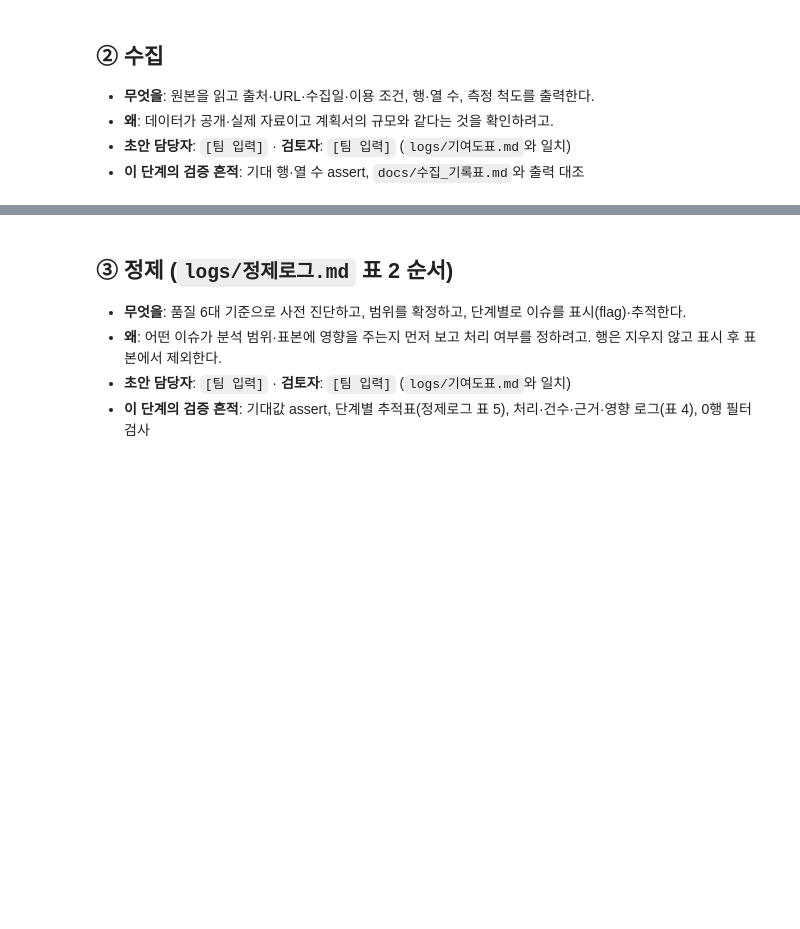
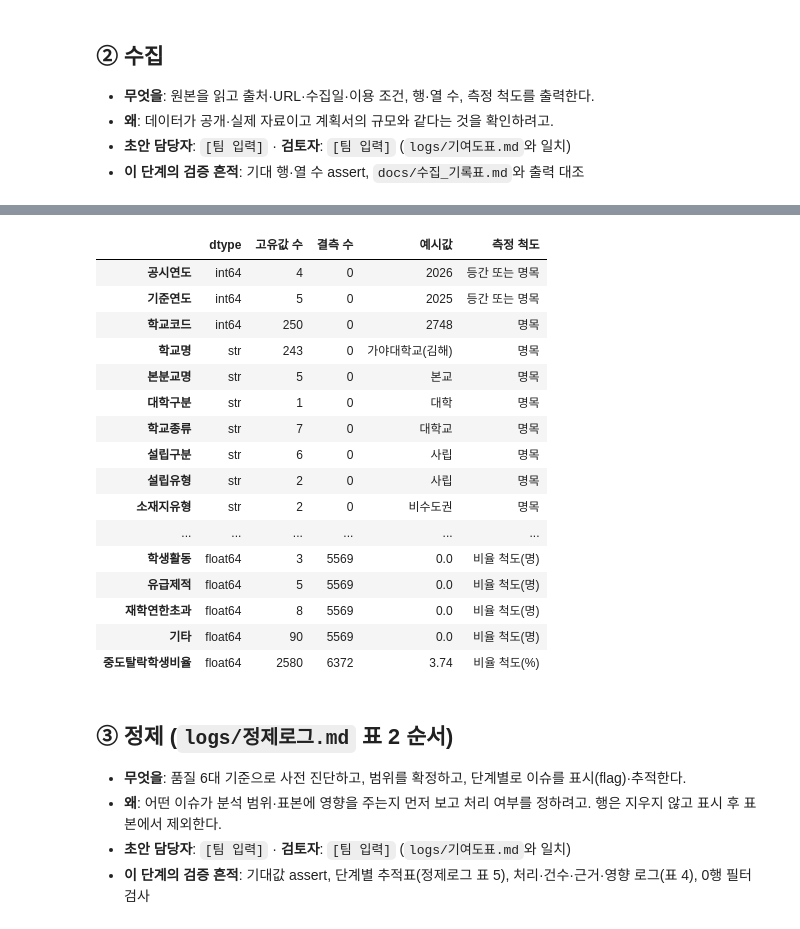
Before and after one commit to 202103116-stack/university-dropout-risk-analysis, a Jupyter notebook: notebook/팀프로젝트2_14조.ipynb, the cells around one changed output, grey strips where cells are left out. Drawn from its saved outputs; the diff is of its cells as text; code cells hidden in the pictures; blank space fills up the shorter version.

```diff
--- a/notebook/팀프로젝트2_14조.ipynb
+++ b/notebook/팀프로젝트2_14조.ipynb
@@ -57,6 +106,7 @@
 # %%
 # s2-02 원본 읽기
-# [출처 규칙] 이 셀의 수치를 보고서·발표에 옮길 때 '(출처: 노트북 §② 셀 s2-02)'를 붙인다.
-# 내용: df_raw = read_csv(encoding='utf-8-sig'). 원본 df는 이후 수정하지 않음
-# 기대값(assert, 계획서 기준값 — 재실행으로 확정): shape == (56340, 32)
-# TODO
+# [출처 규칙] '(출처: 노트북 §② 셀 s2-02)'
+# 원본 df_raw는 이후 수정하지 않는다. 정제는 사본 df에서 한다.
+df_raw = pd.read_csv(CSV_PATH, encoding='utf-8-sig')
+print('행 × 열 =', df_raw.shape)
+assert df_raw.shape == (56340, 32), '계획서 기준값(56,340×32)과 다름 → 원자료 버전을 확인'
@@ -69,8 +137,36 @@
 # %%
 # s2-04 컬럼 개요와 측정 척도
-# [출처 규칙] 이 셀의 수치를 보고서·발표에 옮길 때 '(출처: 노트북 §② 셀 s2-04)'를 붙인다.
-# 내용: 컬럼별 dtype, 고유값 수, 예시값, 측정 척도(명목/등간/비율) 표
-# TODO
+# [출처 규칙] '(출처: 노트북 §② 셀 s2-04)'
+SCALE = {'공시연도': '등간 또는 명목', '기준연도': '등간 또는 명목', '재적학생': '비율 척도(명)', '계': '비율 척도(명)',
+         '중도탈락학생비율': '비율 척도(%)'}
+REASONS = ['미등록', '미복학', '자퇴', '학사경고', '학생활동', '유급제적', '재학연한초과', '기타']
+SCALE.update({c: '비율 척도(명)' for c in REASONS})
+overview = pd.DataFrame({
+    'dtype': df_raw.dtypes.astype(str),
+    '고유값 수': df_raw.nunique(),
+    '결측 수': df_raw.isna().sum(),
+    '예시값': [df_raw[c].dropna().iloc[0] for c in df_raw.columns],
+    '측정 척도': [SCALE.get(c, '명목') for c in df_raw.columns],
+})
+overview
+# %% [output]
+|  | dtype | 고유값 수 | 결측 수 | 예시값 | 측정 척도 |
+| 공시연도 | int64 | 4 | 0 | 2026 | 등간 또는 명목 |
+| 기준연도 | int64 | 5 | 0 | 2025 | 등간 또는 명목 |
+| 학교코드 | int64 | 250 | 0 | 2748 | 명목 |
+| 학교명 | str | 243 | 0 | 가야대학교(김해) | 명목 |
+| 본분교명 | str | 5 | 0 | 본교 | 명목 |
+| 대학구분 | str | 1 | 0 | 대학 | 명목 |
+| 학교종류 | str | 7 | 0 | 대학교 | 명목 |
+| 설립구분 | str | 6 | 0 | 사립 | 명목 |
+| 설립유형 | str | 2 | 0 | 사립 | 명목 |
+| 소재지유형 | str | 2 | 0 | 비수도권 | 명목 |
+| ... | ... | ... | ... | ... | ... |
+| 학생활동 | float64 | 3 | 5569 | 0.0 | 비율 척도(명) |
+| 유급제적 | float64 | 5 | 5569 | 0.0 | 비율 척도(명) |
+| 재학연한초과 | float64 | 8 | 5569 | 0.0 | 비율 척도(명) |
+| 기타 | float64 | 90 | 5569 | 0.0 | 비율 척도(명) |
+| 중도탈락학생비율 | float64 | 2580 | 6372 | 3.74 | 비율 척도(%) |
 # %% [markdown]
 ## ③ 정제 (`logs/정제로그.md` 표 2 순서)
 - **무엇을**: 품질 6대 기준으로 사전 진단하고, 범위를 확정하고, 단계별로 이슈를 표시(flag)·추적한다.
```
Also changed, not shown: parts of 23 cells of this notebook, 5 other files.
